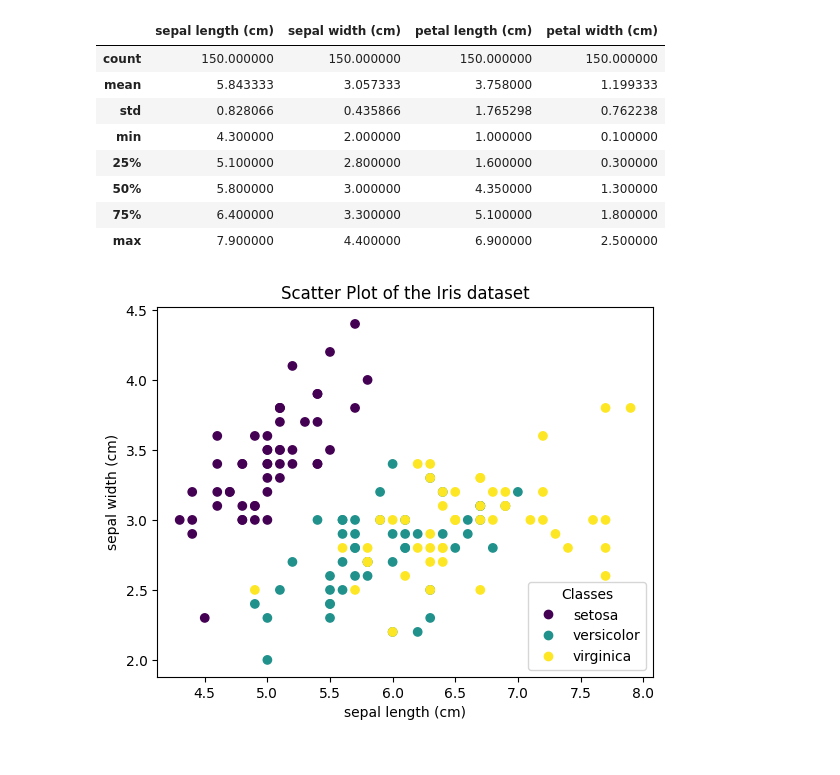
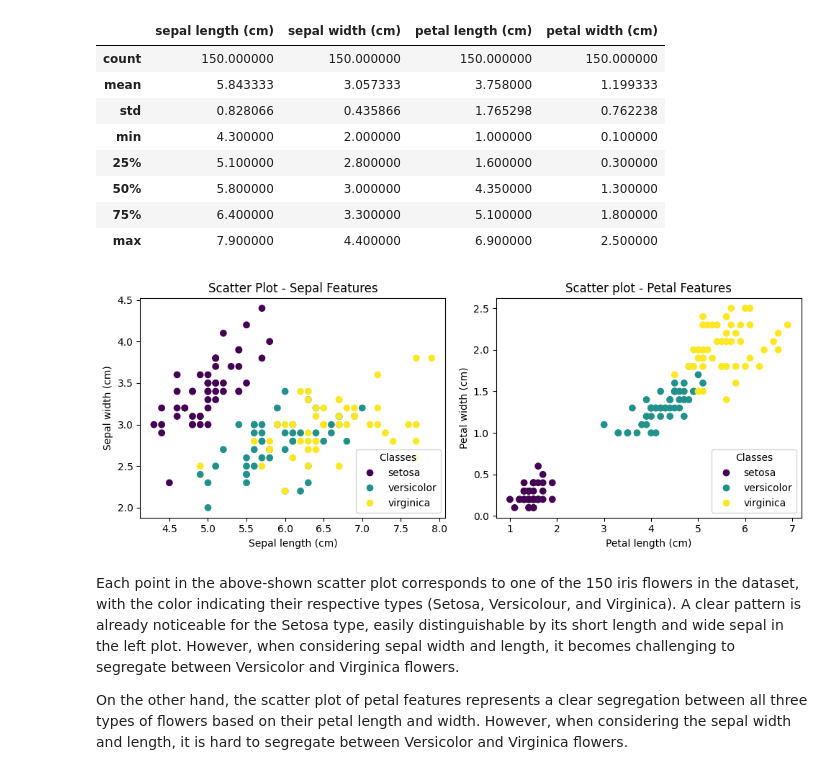
Before and after one commit to jrakhshanda55/Ausaf_ML, a Jupyter notebook: Athar_ML1.ipynb, the cells around one changed output. Cells and saved outputs as stored; diff of their text form; code cells hidden in the pictures.

```diff
--- a/Athar_ML1.ipynb
+++ b/Athar_ML1.ipynb
@@ -44,13 +44,32 @@ df.iloc[:,:-2].describe()
 | 50% | 5.800000 | 3.000000 | 4.350000 | 1.300000 |
 | 75% | 6.400000 | 3.300000 | 5.100000 | 1.800000 |
 | max | 7.900000 | 4.400000 | 6.900000 | 2.500000 |
-# %%
-_, ax = plt.subplots()
-scatter = ax.scatter(iris.data[:, 0], iris.data[:, 1], c=iris.target)
-ax.set(xlabel=iris.feature_names[0], ylabel=iris.feature_names[1])
-_ = ax.legend(
-    scatter.legend_elements()[0], iris.target_names, loc="lower right", title="Classes")
-plt.title('Scatter Plot of the Iris dataset')
-plt.show()
-# %% [output]
-[figure, removed]
+# %%
+fig, axes = plt.subplots(nrows=1, ncols=2, figsize=(10, 4))
+
+# Scatter plot for Sepal features
+scatter_sepal = axes[0].scatter(df['sepal length (cm)'], df['sepal width (cm)'], c=df.target)
+axes[0].set_title('Scatter Plot - Sepal Features')
+axes[0].set_xlabel('Sepal length (cm)')
+axes[0].set_ylabel('Sepal width (cm)')
+
+# Scatter plot for Petal features
+scatter_petal = axes[1].scatter(df['petal length (cm)'], df['petal width (cm)'], c=df.target)
+axes[1].set_title('Scatter plot - Petal Features')
+axes[1].set_xlabel('Petal length (cm)')
+axes[1].set_ylabel('Petal width (cm)')
+
+# Add legend
+legend_labels = scatter_sepal.legend_elements()[0]
+axes[0].legend(legend_labels, iris.target_names, loc="lower right", title="Classes")
+axes[1].legend(legend_labels, iris.target_names, loc="lower right", title="Classes")
+
+# Adjust layout for better visualization
+plt.tight_layout()
+plt.show()
+# %% [output]
+[figure, added]
+# %% [markdown]
+Each point in the above-shown scatter plot corresponds to one of the 150 iris flowers in the dataset, with the color indicating their respective types (Setosa, Versicolour, and Virginica). A clear pattern is already noticeable for the Setosa type, easily distinguishable by its short length and wide sepal in the left plot. However, when considering sepal width and length, it becomes challenging to segregate between Versicolor and Virginica flowers.
+
+On the other hand, the scatter plot of petal features represents a clear segregation between all three types of flowers based on their petal length and width. However, when considering the sepal width and length, it is hard to segregate between Versicolor and Virginica flowers.
```
Also changed, not shown: parts of 4 cells of this notebook.
